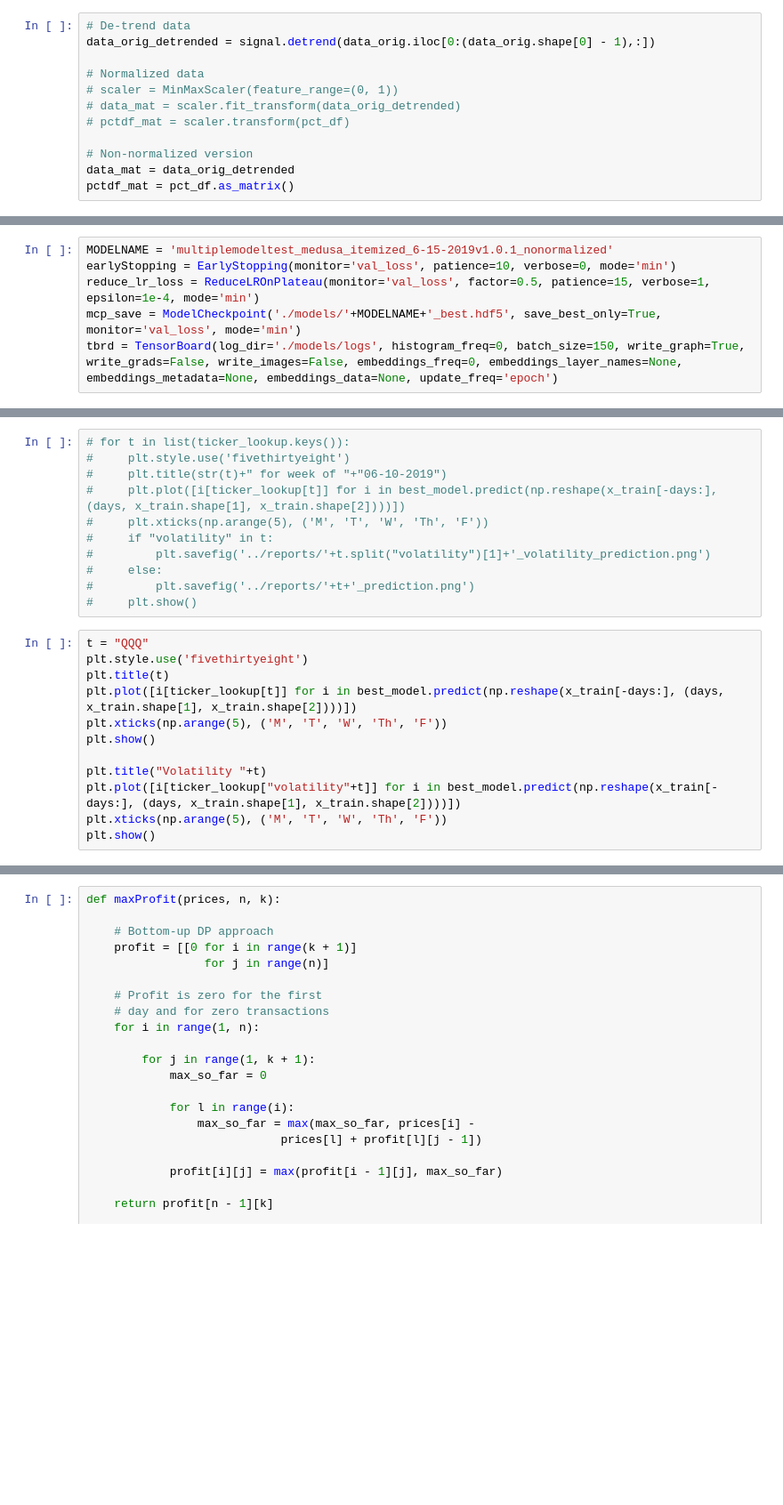
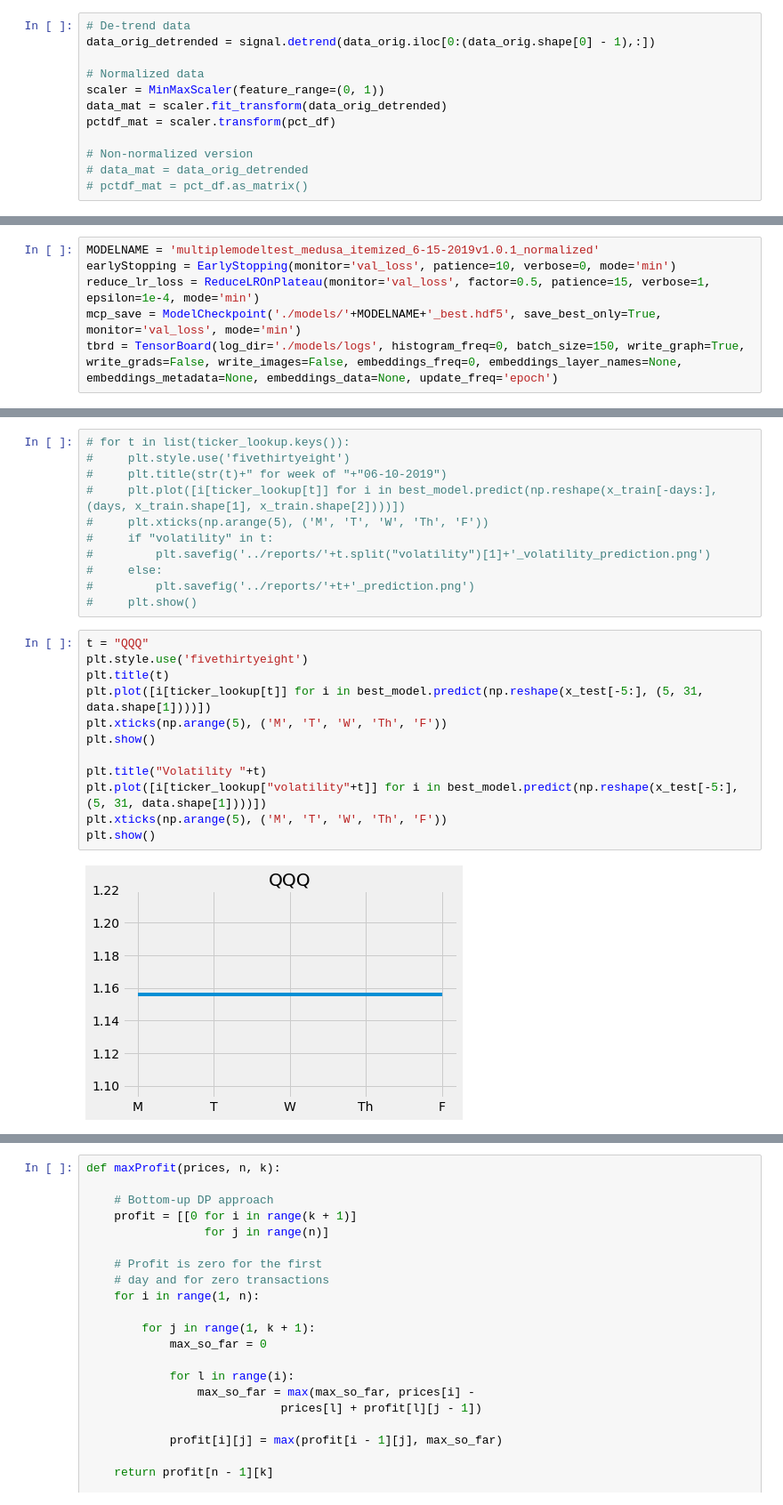
Before and after one commit to ngopal/HedgeFundData, a Jupyter notebook: forecast/MedusaV1.0.1.ipynb, the cells around one changed output, grey strips where cells are left out. Shown: that part at 89% size. Saved outputs shown, nothing was run; the diff lists cells and outputs as text; blank space fills up the shorter version.

```diff
--- a/forecast/MedusaV1.0.1.ipynb
+++ b/forecast/MedusaV1.0.1.ipynb
@@ -337,12 +337,12 @@ features (867, 410)
 data_orig_detrended = signal.detrend(data_orig.iloc[0:(data_orig.shape[0] - 1),:])
 
 # Normalized data
-# scaler = MinMaxScaler(feature_range=(0, 1))
-# data_mat = scaler.fit_transform(data_orig_detrended)
-# pctdf_mat = scaler.transform(pct_df)
+scaler = MinMaxScaler(feature_range=(0, 1))
+data_mat = scaler.fit_transform(data_orig_detrended)
+pctdf_mat = scaler.transform(pct_df)
 
 # Non-normalized version
-data_mat = data_orig_detrended
-pctdf_mat = pct_df.as_matrix()
+# data_mat = data_orig_detrended
+# pctdf_mat = pct_df.as_matrix()
 # %%
 print(data_mat.shape)
@@ -430,5 +453,5 @@ model.summary()
 # %%
-MODELNAME = 'multiplemodeltest_medusa_itemized_6-15-2019v1.0.1_nonormalized'
+MODELNAME = 'multiplemodeltest_medusa_itemized_6-15-2019v1.0.1_normalized'
 earlyStopping = EarlyStopping(monitor='val_loss', patience=10, verbose=0, mode='min')
 reduce_lr_loss = ReduceLROnPlateau(monitor='val_loss', factor=0.5, patience=15, verbose=1, epsilon=1e-4, mode='min')
 mcp_save = ModelCheckpoint('./models/'+MODELNAME+'_best.hdf5', save_best_only=True, monitor='val_loss', mode='min')
@@ -487,12 +566,14 @@ days = 5
 # %%
 t = "QQQ"
 plt.style.use('fivethirtyeight')
 plt.title(t)
-plt.plot([i[ticker_lookup[t]] for i in best_model.predict(np.reshape(x_train[-days:], (days, x_train.shape[1], x_train.shape[2])))])
+plt.plot([i[ticker_lookup[t]] for i in best_model.predict(np.reshape(x_test[-5:], (5, 31, data.shape[1])))])
 plt.xticks(np.arange(5), ('M', 'T', 'W', 'Th', 'F'))
 plt.show()
 
 plt.title("Volatility "+t)
-plt.plot([i[ticker_lookup["volatility"+t]] for i in best_model.predict(np.reshape(x_train[-days:], (days, x_train.shape[1], x_train.shape[2])))])
+plt.plot([i[ticker_lookup["volatility"+t]] for i in best_model.predict(np.reshape(x_test[-5:], (5, 31, data.shape[1])))])
 plt.xticks(np.arange(5), ('M', 'T', 'W', 'Th', 'F'))
 plt.show()
+# %% [output]
+[figure, added]
```
Also changed, not shown: parts of 14 cells of this notebook, 36 other files.
